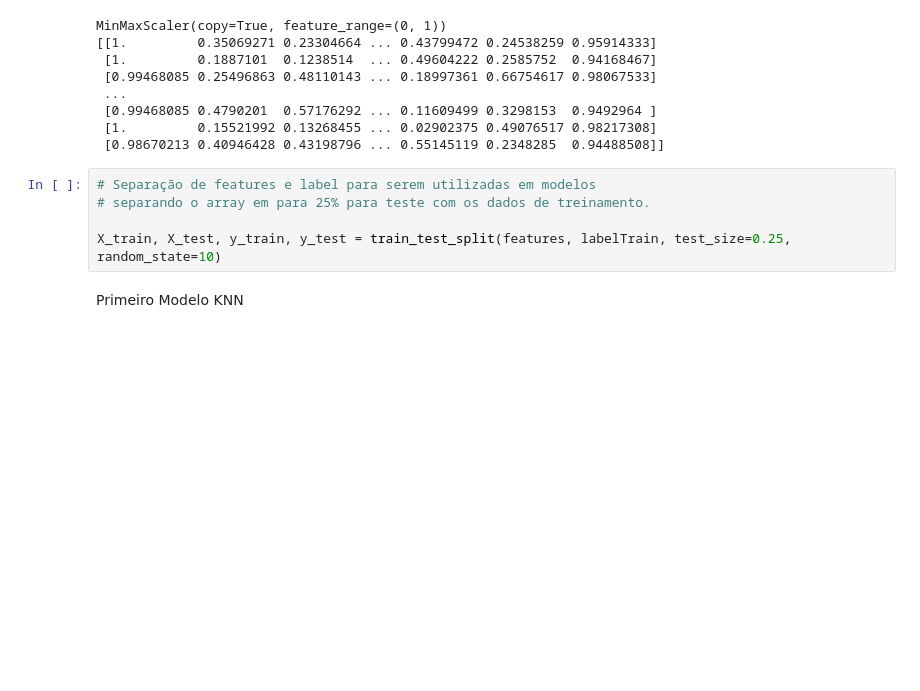
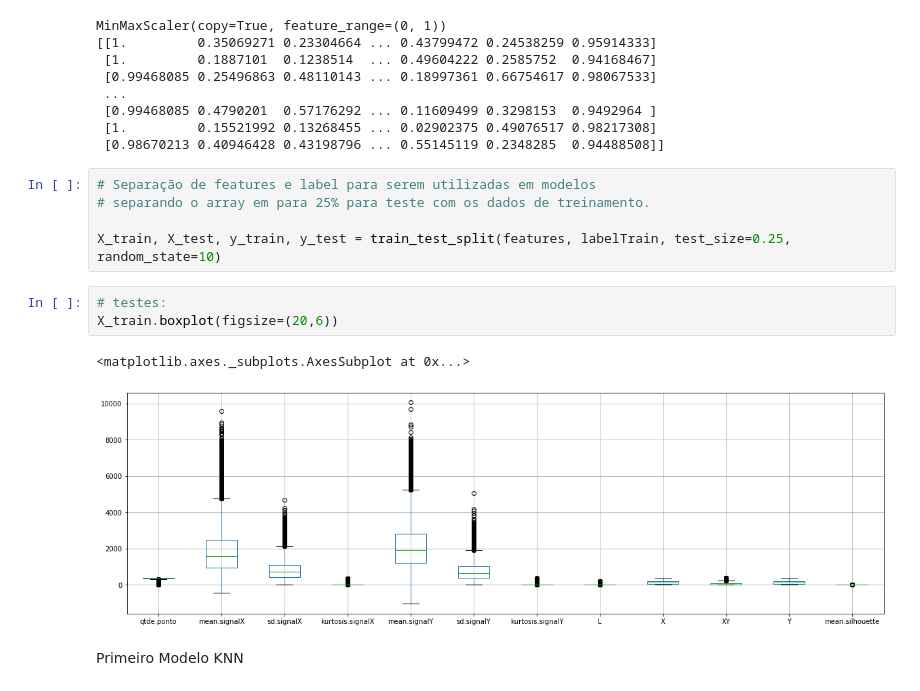
Before and after one commit to polivio/AM, a Jupyter notebook: KDD_BR_Rel3l.ipynb, the cells around one changed output. Cells and saved outputs as stored; diff of their text form; blank space fills up the shorter version.

```diff
--- a/KDD_BR_Rel3l.ipynb
+++ b/KDD_BR_Rel3l.ipynb
@@ -101,6 +101,12 @@ MinMaxScaler(copy=True, feature_range=(0, 1))
 # separando o array em para 25% para teste com os dados de treinamento.
 
 X_train, X_test, y_train, y_test = train_test_split(features, labelTrain, test_size=0.25, random_state=10)
+# %%
+# testes:
+X_train.boxplot(figsize=(20,6))
+# %% [output]
+<matplotlib.axes._subplots.AxesSubplot at 0x...>
+[figure, added]
 # %% [markdown]
 Primeiro Modelo KNN
 # %%
```
Also changed, not shown: parts of 1 cell of this notebook.
